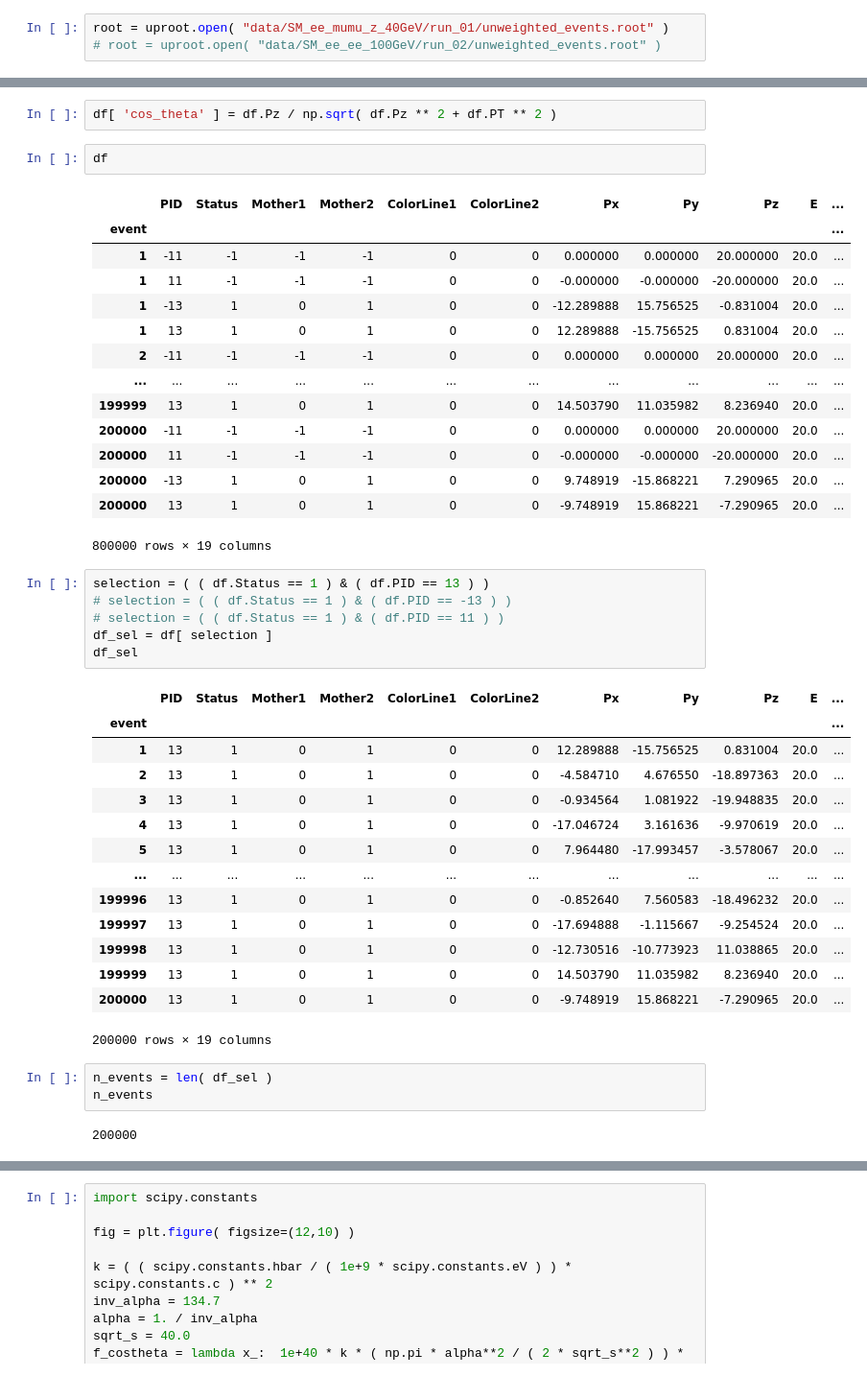
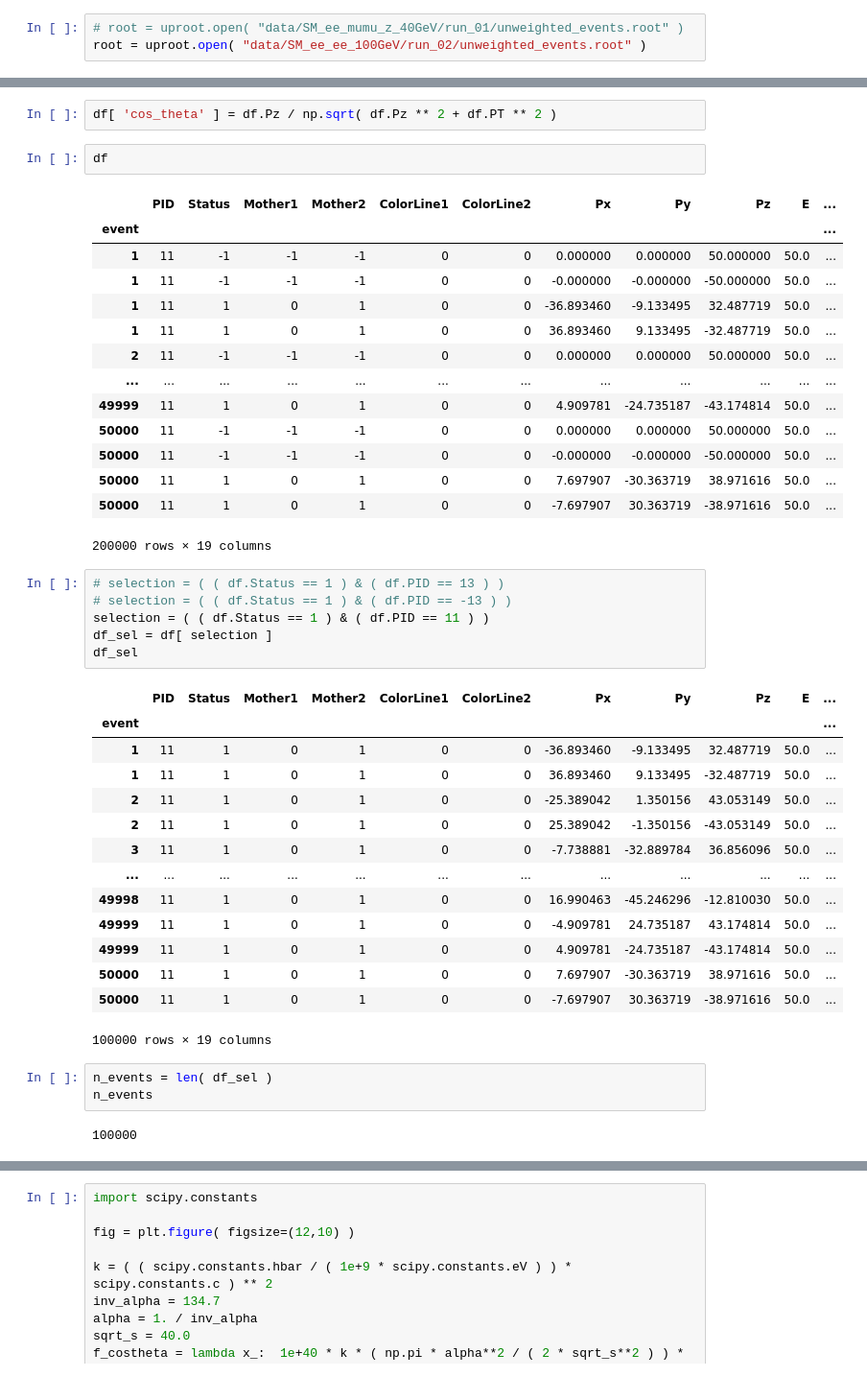
Before and after one commit to antoniovilela/madgraph, a Jupyter notebook: Read-ExRootAnalysis-LHE-workspace.ipynb, the cells around one changed output, grey strips where cells are left out. Shown: that part at 96% size. Saved outputs shown, nothing was run; the diff lists cells and outputs as text.

```diff
--- a/Read-ExRootAnalysis-LHE-workspace.ipynb
+++ b/Read-ExRootAnalysis-LHE-workspace.ipynb
@@ -46,6 +46,6 @@ save_figures = False
 # %%
-root = uproot.open( "data/SM_ee_mumu_z_40GeV/run_01/unweighted_events.root" )
-# root = uproot.open( "data/SM_ee_ee_100GeV/run_02/unweighted_events.root" )
+# root = uproot.open( "data/SM_ee_mumu_z_40GeV/run_01/unweighted_events.root" )
+root = uproot.open( "data/SM_ee_ee_100GeV/run_02/unweighted_events.root" )
 # %%
 tree = root[ "LHEF" ]
 # %%
@@ -204,44 +204,44 @@ df
 # %% [output]
 |  | PID | Status | Mother1 | Mother2 | ColorLine1 | ColorLine2 | Px | Py | Pz | E | ... |
 | event |  |  |  |  |  |  |  |  |  |  | ... |
-| 1 | -11 | -1 | -1 | -1 | 0 | 0 | 0.000000 | 0.000000 | 20.000000 | 20.0 | ... |
-| 1 | 11 | -1 | -1 | -1 | 0 | 0 | -0.000000 | -0.000000 | -20.000000 | 20.0 | ... |
-| 1 | -13 | 1 | 0 | 1 | 0 | 0 | -12.289888 | 15.756525 | -0.831004 | 20.0 | ... |
-| 1 | 13 | 1 | 0 | 1 | 0 | 0 | 12.289888 | -15.756525 | 0.831004 | 20.0 | ... |
-| 2 | -11 | -1 | -1 | -1 | 0 | 0 | 0.000000 | 0.000000 | 20.000000 | 20.0 | ... |
+| 1 | 11 | -1 | -1 | -1 | 0 | 0 | 0.000000 | 0.000000 | 50.000000 | 50.0 | ... |
+| 1 | 11 | -1 | -1 | -1 | 0 | 0 | -0.000000 | -0.000000 | -50.000000 | 50.0 | ... |
+| 1 | 11 | 1 | 0 | 1 | 0 | 0 | -36.893460 | -9.133495 | 32.487719 | 50.0 | ... |
+| 1 | 11 | 1 | 0 | 1 | 0 | 0 | 36.893460 | 9.133495 | -32.487719 | 50.0 | ... |
+| 2 | 11 | -1 | -1 | -1 | 0 | 0 | 0.000000 | 0.000000 | 50.000000 | 50.0 | ... |
 | ... | ... | ... | ... | ... | ... | ... | ... | ... | ... | ... | ... |
-| 199999 | 13 | 1 | 0 | 1 | 0 | 0 | 14.503790 | 11.035982 | 8.236940 | 20.0 | ... |
-| 200000 | -11 | -1 | -1 | -1 | 0 | 0 | 0.000000 | 0.000000 | 20.000000 | 20.0 | ... |
-| 200000 | 11 | -1 | -1 | -1 | 0 | 0 | -0.000000 | -0.000000 | -20.000000 | 20.0 | ... |
-| 200000 | -13 | 1 | 0 | 1 | 0 | 0 | 9.748919 | -15.868221 | 7.290965 | 20.0 | ... |
-| 200000 | 13 | 1 | 0 | 1 | 0 | 0 | -9.748919 | 15.868221 | -7.290965 | 20.0 | ... |
+| 49999 | 11 | 1 | 0 | 1 | 0 | 0 | 4.909781 | -24.735187 | -43.174814 | 50.0 | ... |
+| 50000 | 11 | -1 | -1 | -1 | 0 | 0 | 0.000000 | 0.000000 | 50.000000 | 50.0 | ... |
+| 50000 | 11 | -1 | -1 | -1 | 0 | 0 | -0.000000 | -0.000000 | -50.000000 | 50.0 | ... |
+| 50000 | 11 | 1 | 0 | 1 | 0 | 0 | 7.697907 | -30.363719 | 38.971616 | 50.0 | ... |
+| 50000 | 11 | 1 | 0 | 1 | 0 | 0 | -7.697907 | 30.363719 | -38.971616 | 50.0 | ... |
-800000 rows × 19 columns
+200000 rows × 19 columns
 # %%
-selection = ( ( df.Status == 1 ) & ( df.PID == 13 ) )
+# selection = ( ( df.Status == 1 ) & ( df.PID == 13 ) )
 # selection = ( ( df.Status == 1 ) & ( df.PID == -13 ) )
-# selection = ( ( df.Status == 1 ) & ( df.PID == 11 ) )
+selection = ( ( df.Status == 1 ) & ( df.PID == 11 ) )
 df_sel = df[ selection ]
 df_sel
 # %% [output]
 |  | PID | Status | Mother1 | Mother2 | ColorLine1 | ColorLine2 | Px | Py | Pz | E | ... |
 | event |  |  |  |  |  |  |  |  |  |  | ... |
-| 1 | 13 | 1 | 0 | 1 | 0 | 0 | 12.289888 | -15.756525 | 0.831004 | 20.0 | ... |
-| 2 | 13 | 1 | 0 | 1 | 0 | 0 | -4.584710 | 4.676550 | -18.897363 | 20.0 | ... |
-| 3 | 13 | 1 | 0 | 1 | 0 | 0 | -0.934564 | 1.081922 | -19.948835 | 20.0 | ... |
-| 4 | 13 | 1 | 0 | 1 | 0 | 0 | -17.046724 | 3.161636 | -9.970619 | 20.0 | ... |
-| 5 | 13 | 1 | 0 | 1 | 0 | 0 | 7.964480 | -17.993457 | -3.578067 | 20.0 | ... |
+| 1 | 11 | 1 | 0 | 1 | 0 | 0 | -36.893460 | -9.133495 | 32.487719 | 50.0 | ... |
+| 1 | 11 | 1 | 0 | 1 | 0 | 0 | 36.893460 | 9.133495 | -32.487719 | 50.0 | ... |
+| 2 | 11 | 1 | 0 | 1 | 0 | 0 | -25.389042 | 1.350156 | 43.053149 | 50.0 | ... |
+| 2 | 11 | 1 | 0 | 1 | 0 | 0 | 25.389042 | -1.350156 | -43.053149 | 50.0 | ... |
+| 3 | 11 | 1 | 0 | 1 | 0 | 0 | -7.738881 | -32.889784 | 36.856096 | 50.0 | ... |
 | ... | ... | ... | ... | ... | ... | ... | ... | ... | ... | ... | ... |
-| 199996 | 13 | 1 | 0 | 1 | 0 | 0 | -0.852640 | 7.560583 | -18.496232 | 20.0 | ... |
-| 199997 | 13 | 1 | 0 | 1 | 0 | 0 | -17.694888 | -1.115667 | -9.254524 | 20.0 | ... |
-| 199998 | 13 | 1 | 0 | 1 | 0 | 0 | -12.730516 | -10.773923 | 11.038865 | 20.0 | ... |
-| 199999 | 13 | 1 | 0 | 1 | 0 | 0 | 14.503790 | 11.035982 | 8.236940 | 20.0 | ... |
-| 200000 | 13 | 1 | 0 | 1 | 0 | 0 | -9.748919 | 15.868221 | -7.290965 | 20.0 | ... |
+| 49998 | 11 | 1 | 0 | 1 | 0 | 0 | 16.990463 | -45.246296 | -12.810030 | 50.0 | ... |
+| 49999 | 11 | 1 | 0 | 1 | 0 | 0 | -4.909781 | 24.735187 | 43.174814 | 50.0 | ... |
+| 49999 | 11 | 1 | 0 | 1 | 0 | 0 | 4.909781 | -24.735187 | -43.174814 | 50.0 | ... |
+| 50000 | 11 | 1 | 0 | 1 | 0 | 0 | 7.697907 | -30.363719 | 38.971616 | 50.0 | ... |
+| 50000 | 11 | 1 | 0 | 1 | 0 | 0 | -7.697907 | 30.363719 | -38.971616 | 50.0 | ... |
-200000 rows × 19 columns
+100000 rows × 19 columns
 # %%
 n_events = len( df_sel )
 n_events
 # %% [output]
-200000
+100000
 # %%
 weights = np.ones( n_events ) * ( 1/n_events )
 weights
```
Also changed, not shown: parts of 14 cells of this notebook, 1 other file.
